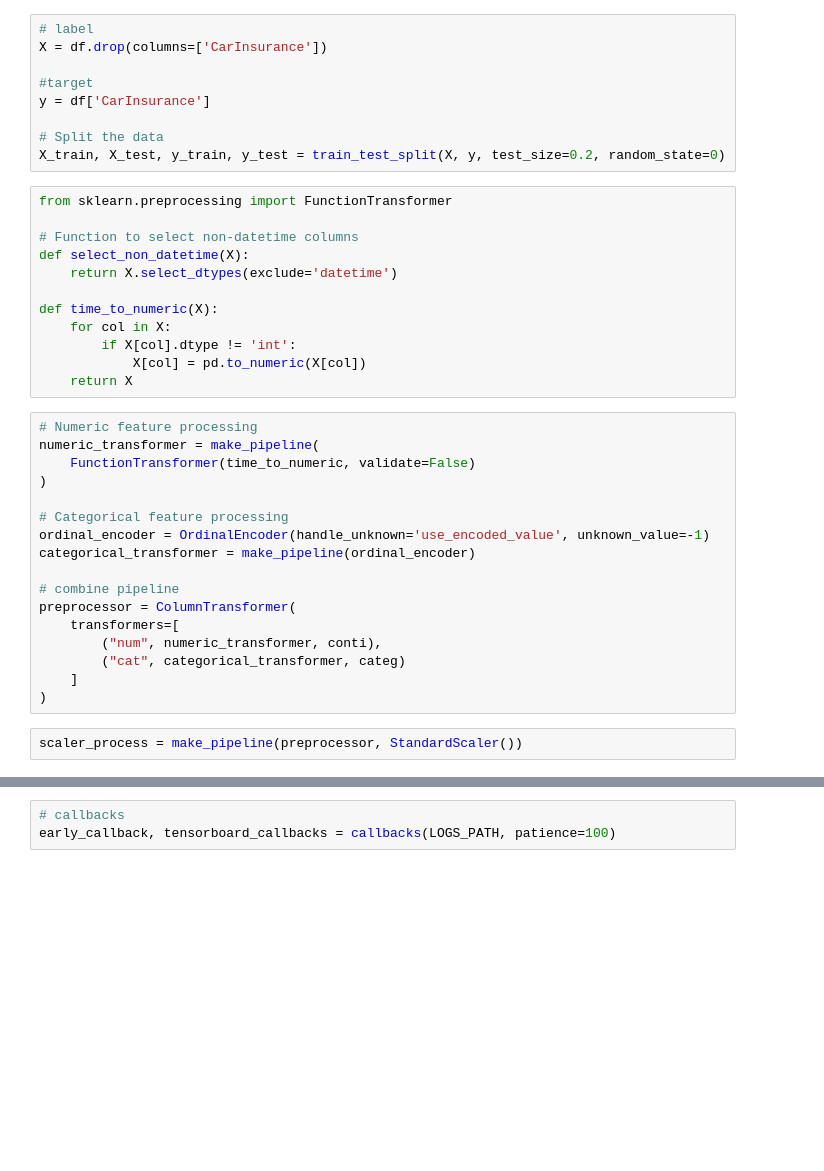
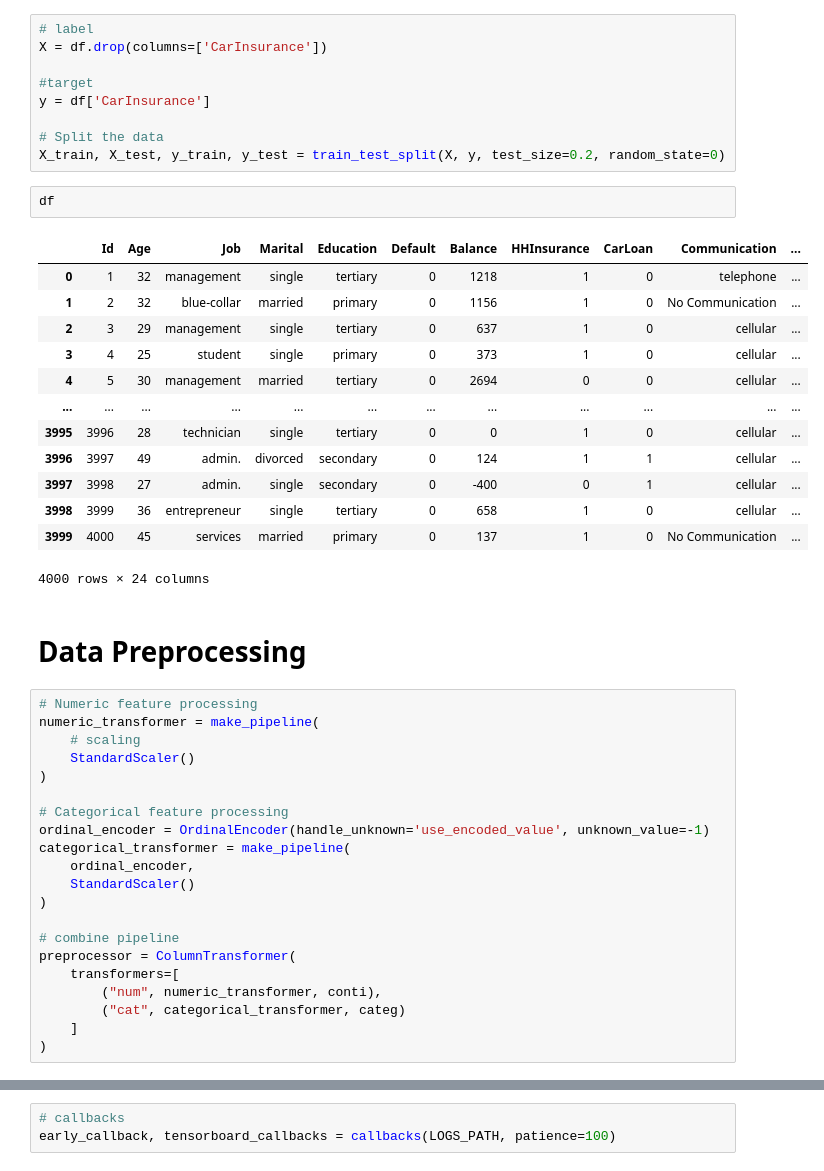
Before and after one commit to isaacebi/Car-Insurance-Cold-Calls, a Jupyter notebook: notebooks/2.2-ie-Sequential-model.ipynb, the cells around one changed output, grey strips where cells are left out. Cells and saved outputs as stored; diff of their text form; blank space fills up the shorter version.

```diff
--- a/notebooks/2.2-ie-Sequential-model.ipynb
+++ b/notebooks/2.2-ie-Sequential-model.ipynb
@@ -121,27 +139,37 @@ y = df['CarInsurance']
 
 # Split the data
 X_train, X_test, y_train, y_test = train_test_split(X, y, test_size=0.2, random_state=0)
-# %%
-from sklearn.preprocessing import FunctionTransformer
-
-# Function to select non-datetime columns
-def select_non_datetime(X):
-    return X.select_dtypes(exclude='datetime')
-
-def time_to_numeric(X):
-    for col in X:
-        if X[col].dtype != 'int':
-            X[col] = pd.to_numeric(X[col])
-    return X
+# %%
+df
+# %% [output]
+|  | Id | Age | Job | Marital | Education | Default | Balance | HHInsurance | CarLoan | Communication | ... |
+| 0 | 1 | 32 | management | single | tertiary | 0 | 1218 | 1 | 0 | telephone | ... |
+| 1 | 2 | 32 | blue-collar | married | primary | 0 | 1156 | 1 | 0 | No Communication | ... |
+| 2 | 3 | 29 | management | single | tertiary | 0 | 637 | 1 | 0 | cellular | ... |
+| 3 | 4 | 25 | student | single | primary | 0 | 373 | 1 | 0 | cellular | ... |
+| 4 | 5 | 30 | management | married | tertiary | 0 | 2694 | 0 | 0 | cellular | ... |
+| ... | ... | ... | ... | ... | ... | ... | ... | ... | ... | ... | ... |
+| 3995 | 3996 | 28 | technician | single | tertiary | 0 | 0 | 1 | 0 | cellular | ... |
+| 3996 | 3997 | 49 | admin. | divorced | secondary | 0 | 124 | 1 | 1 | cellular | ... |
+| 3997 | 3998 | 27 | admin. | single | secondary | 0 | -400 | 0 | 1 | cellular | ... |
+| 3998 | 3999 | 36 | entrepreneur | single | tertiary | 0 | 658 | 1 | 0 | cellular | ... |
+| 3999 | 4000 | 45 | services | married | primary | 0 | 137 | 1 | 0 | No Communication | ... |
+4000 rows × 24 columns
+# %% [markdown]
+# Data Preprocessing
 # %%
 # Numeric feature processing
 numeric_transformer = make_pipeline(
-    FunctionTransformer(time_to_numeric, validate=False)
+    # scaling
+    StandardScaler()
 )
 
 # Categorical feature processing
 ordinal_encoder = OrdinalEncoder(handle_unknown='use_encoded_value', unknown_value=-1)
-categorical_transformer = make_pipeline(ordinal_encoder)
+categorical_transformer = make_pipeline(
+    ordinal_encoder,
+    StandardScaler()
+)
 
 # combine pipeline
 preprocessor = ColumnTransformer(
@@ -150,6 +178,4 @@ preprocessor = ColumnTransformer(
         ("cat", categorical_transformer, categ)
     ]
 )
-# %%
-scaler_process = make_pipeline(preprocessor, StandardScaler())
 # %%
```
Also changed, not shown: parts of 19 cells of this notebook.
